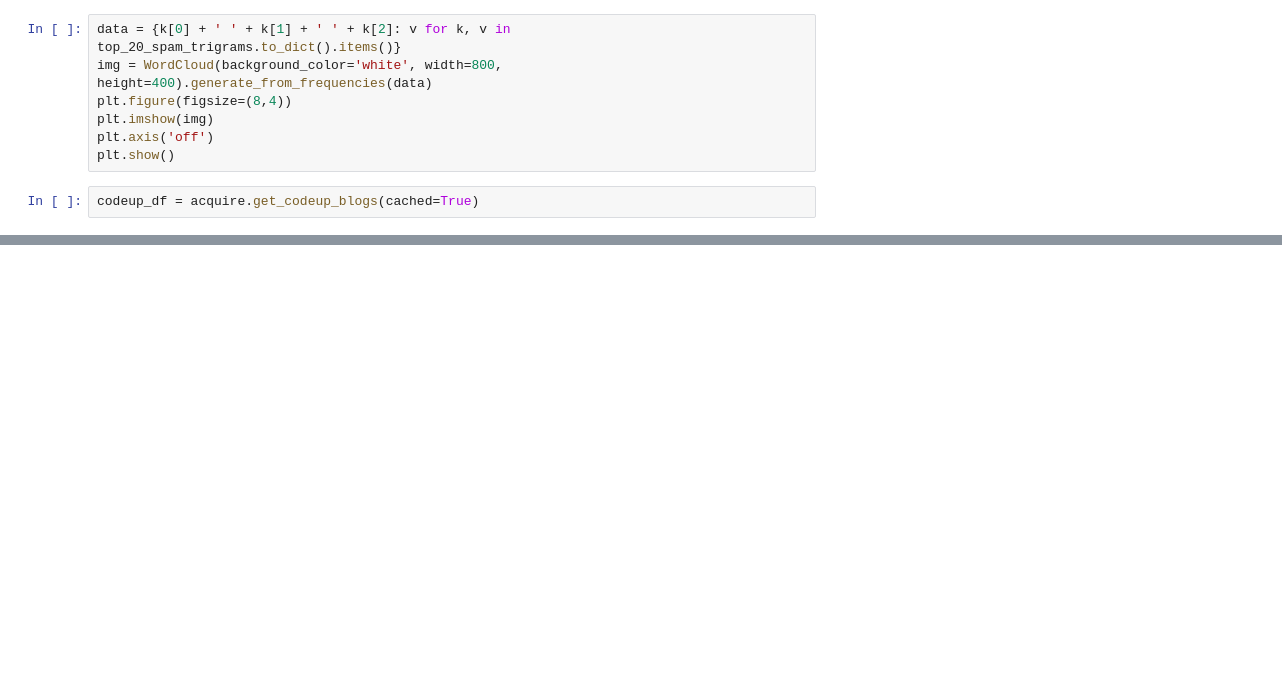
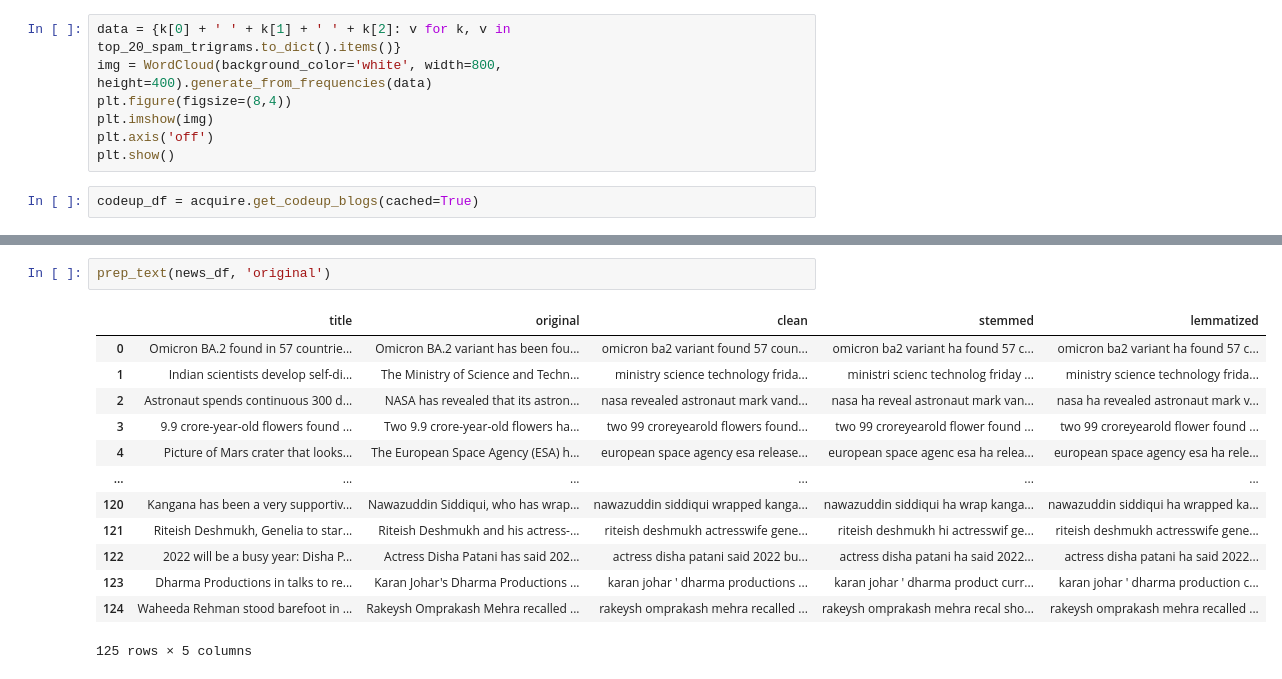
Before and after one commit to brentschriver/natural-language-processing-exercises, a Jupyter notebook: explore.ipynb, the cells around one changed output, grey strips where cells are left out. Cells and saved outputs as stored; diff of their text form; blank space fills up the shorter version.

```diff
--- a/explore.ipynb
+++ b/explore.ipynb
@@ -521,0 +281,16 @@ top_20_bigrams
+# %%
+prep_text(news_df, 'original')
+# %% [output]
+|  | title | original | clean | stemmed | lemmatized |
+| 0 | Omicron BA.2 found in 57 countrie... | Omicron BA.2 variant has been fou... | omicron ba2 variant found 57 coun... | omicron ba2 variant ha found 57 c... | omicron ba2 variant ha found 57 c... |
+| 1 | Indian scientists develop self-di... | The Ministry of Science and Techn... | ministry science technology frida... | ministri scienc technolog friday ... | ministry science technology frida... |
+| 2 | Astronaut spends continuous 300 d... | NASA has revealed that its astron... | nasa revealed astronaut mark vand... | nasa ha reveal astronaut mark van... | nasa ha revealed astronaut mark v... |
+| 3 | 9.9 crore-year-old flowers found ... | Two 9.9 crore-year-old flowers ha... | two 99 croreyearold flowers found... | two 99 croreyearold flower found ... | two 99 croreyearold flower found ... |
+| 4 | Picture of Mars crater that looks... | The European Space Agency (ESA) h... | european space agency esa release... | european space agenc esa ha relea... | european space agency esa ha rele... |
+| ... | ... | ... | ... | ... | ... |
+| 120 | Kangana has been a very supportiv... | Nawazuddin Siddiqui, who has wrap... | nawazuddin siddiqui wrapped kanga... | nawazuddin siddiqui ha wrap kanga... | nawazuddin siddiqui ha wrapped ka... |
+| 121 | Riteish Deshmukh, Genelia to star... | Riteish Deshmukh and his actress-... | riteish deshmukh actresswife gene... | riteish deshmukh hi actresswif ge... | riteish deshmukh actresswife gene... |
+| 122 | 2022 will be a busy year: Disha P... | Actress Disha Patani has said 202... | actress disha patani said 2022 bu... | actress disha patani ha said 2022... | actress disha patani ha said 2022... |
+| 123 | Dharma Productions in talks to re... | Karan Johar's Dharma Productions ... | karan johar ' dharma productions ... | karan johar ' dharma product curr... | karan johar ' dharma production c... |
+| 124 | Waheeda Rehman stood barefoot in ... | Rakeysh Omprakash Mehra recalled ... | rakeysh omprakash mehra recalled ... | rakeysh omprakash mehra recal sho... | rakeysh omprakash mehra recalled ... |
+125 rows × 5 columns
```
Also changed, not shown: parts of 32 cells of this notebook, 2 other files.
